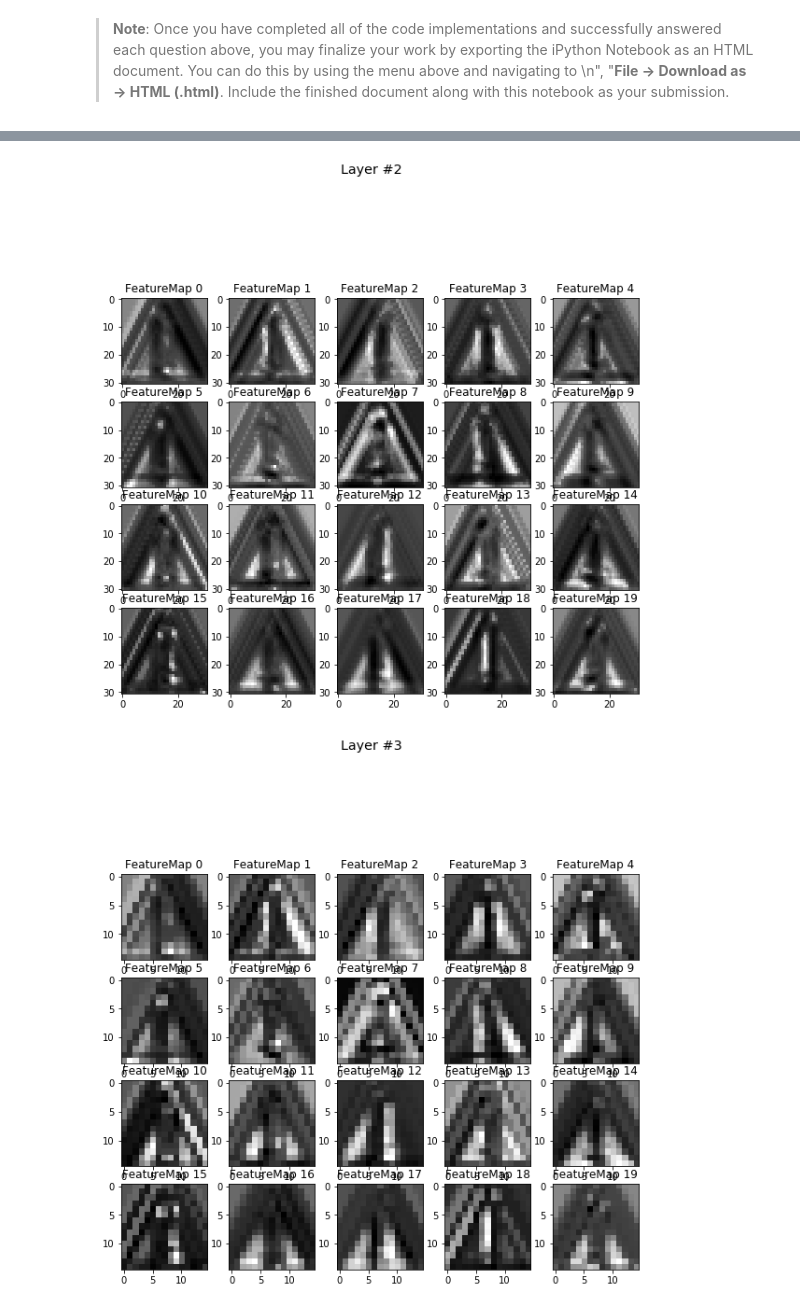
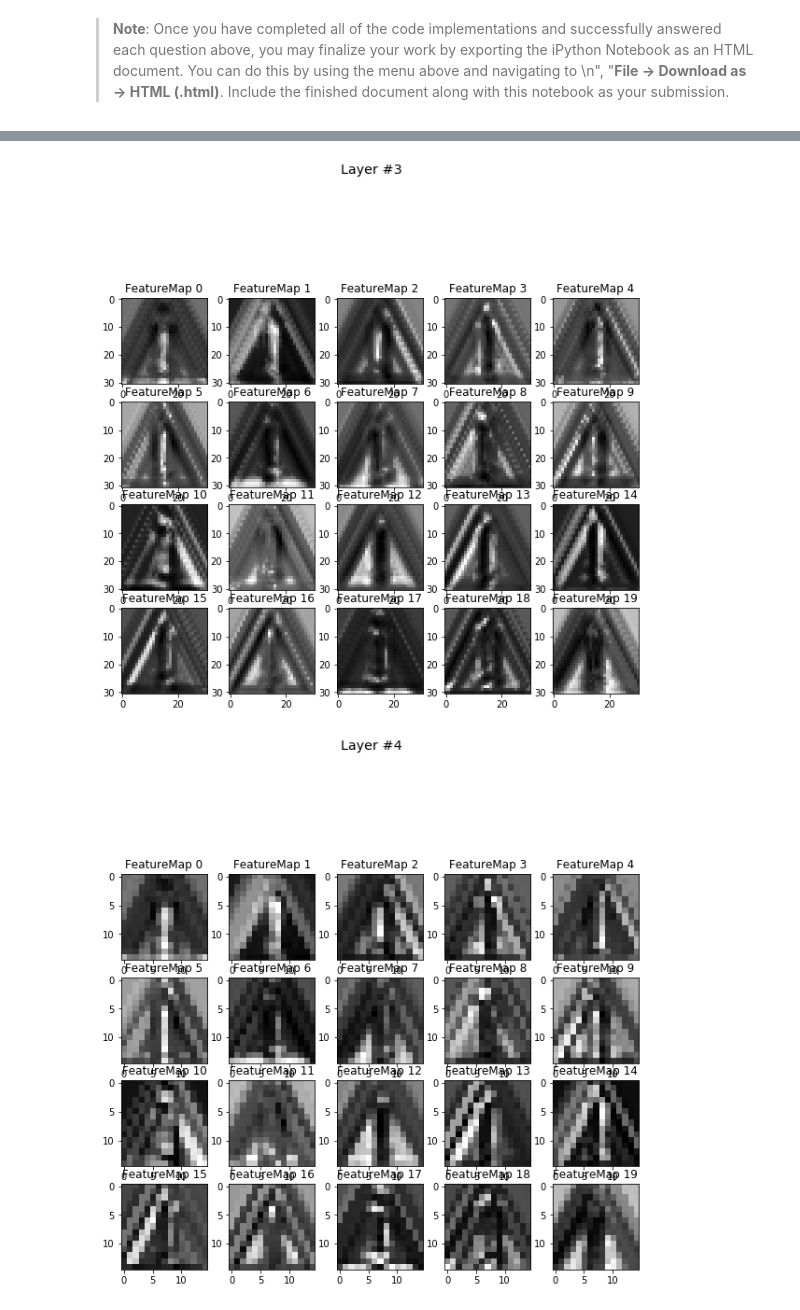
Before and after one commit to rohithmenon/carnd, a Jupyter notebook: traffic_sign_classifier/Traffic_Sign_Classifier.ipynb, the cells around one changed output, grey strips where cells are left out. Drawn from its saved outputs; the diff is of its cells as text; code cells hidden in the pictures.

```diff
--- a/traffic_sign_classifier/Traffic_Sign_Classifier.ipynb
+++ b/traffic_sign_classifier/Traffic_Sign_Classifier.ipynb
@@ -661,9 +662,10 @@ def outputFeatureMap(image_input, tf_activation, layer_id, activation_min=-1, ac
         else:
             plt.imshow(activation[0,:,:, featuremap], interpolation="nearest", cmap="gray")
 
-outputFeatureMap(perfect_imgs_prep[0], all_layers[0], 0, plt_num=1)
-outputFeatureMap(perfect_imgs_prep[0], all_layers[1], 1, plt_num=2)
-outputFeatureMap(perfect_imgs_prep[0], all_layers[2], 2, plt_num=3)
-outputFeatureMap(perfect_imgs_prep[0], all_layers[3], 3, plt_num=4)
-outputFeatureMap(perfect_imgs_prep[0], all_layers[4], 4, plt_num=5)
+outputFeatureMap(perfect_imgs_prep[0], all_layers[0], 1, plt_num=1)
+outputFeatureMap(perfect_imgs_prep[0], all_layers[1], 2, plt_num=2)
+outputFeatureMap(perfect_imgs_prep[0], all_layers[2], 3, plt_num=3)
+outputFeatureMap(perfect_imgs_prep[0], all_layers[3], 4, plt_num=4)
+outputFeatureMap(perfect_imgs_prep[0], all_layers[4], 5, plt_num=5)
+outputFeatureMap(perfect_imgs_prep[0], all_layers[5], 6, plt_num=6)
 # %% [output]
@@ -672,2 +674,2 @@ outputFeatureMap(perfect_imgs_prep[0], all_layers[4], 4, plt_num=5)
-[figure, old version]
+[figure, new version]
-[figure, old version]
+[figure, new version]
```
Also changed, not shown: parts of 9 cells of this notebook, 4 other files.
